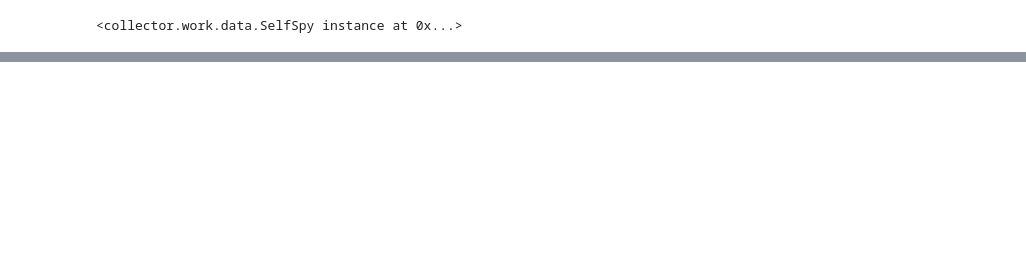
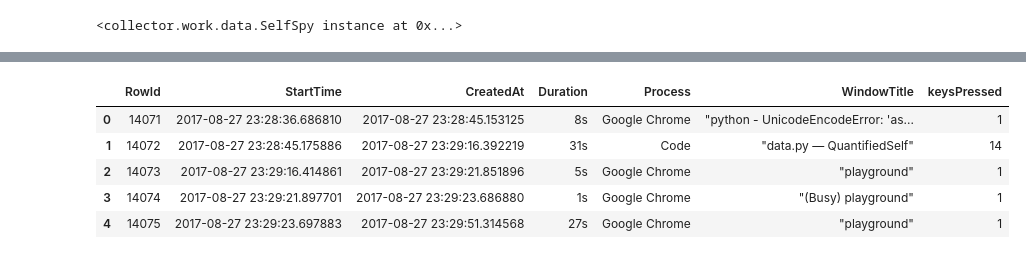
Before and after one commit to naren-m/QuantifiedSelf, a Jupyter notebook: playground.ipynb, the cells around one changed output, grey strips where cells are left out. Cells and saved outputs as stored; diff of their text form; code cells hidden in the pictures; blank space fills up the shorter version.

```diff
--- a/playground.ipynb
+++ b/playground.ipynb
@@ -124,3 +91,13 @@ fig = go.Figure(data=data, layout = layout)
 offline.iplot(fig, filename='style-bar')
 # %% [output]
 [interactive output not drawn]
+# %%
+k = selfStats.getKeysDF()
+k.head()
+# %% [output]
+|  | RowId | StartTime | CreatedAt | Duration | Process | WindowTitle | keysPressed |
+| 0 | 14071 | 2017-08-27 23:28:36.686810 | 2017-08-27 23:28:45.153125 | 8s | Google Chrome | "python - UnicodeEncodeError: 'as... | 1 |
+| 1 | 14072 | 2017-08-27 23:28:45.175886 | 2017-08-27 23:29:16.392219 | 31s | Code | "data.py — QuantifiedSelf" | 14 |
+| 2 | 14073 | 2017-08-27 23:29:16.414861 | 2017-08-27 23:29:21.851896 | 5s | Google Chrome | "playground" | 1 |
+| 3 | 14074 | 2017-08-27 23:29:21.897701 | 2017-08-27 23:29:23.686880 | 1s | Google Chrome | "(Busy) playground" | 1 |
+| 4 | 14075 | 2017-08-27 23:29:23.697883 | 2017-08-27 23:29:51.314568 | 27s | Google Chrome | "playground" | 1 |
```
Also changed, not shown: parts of 18 cells of this notebook, 2 other files.
